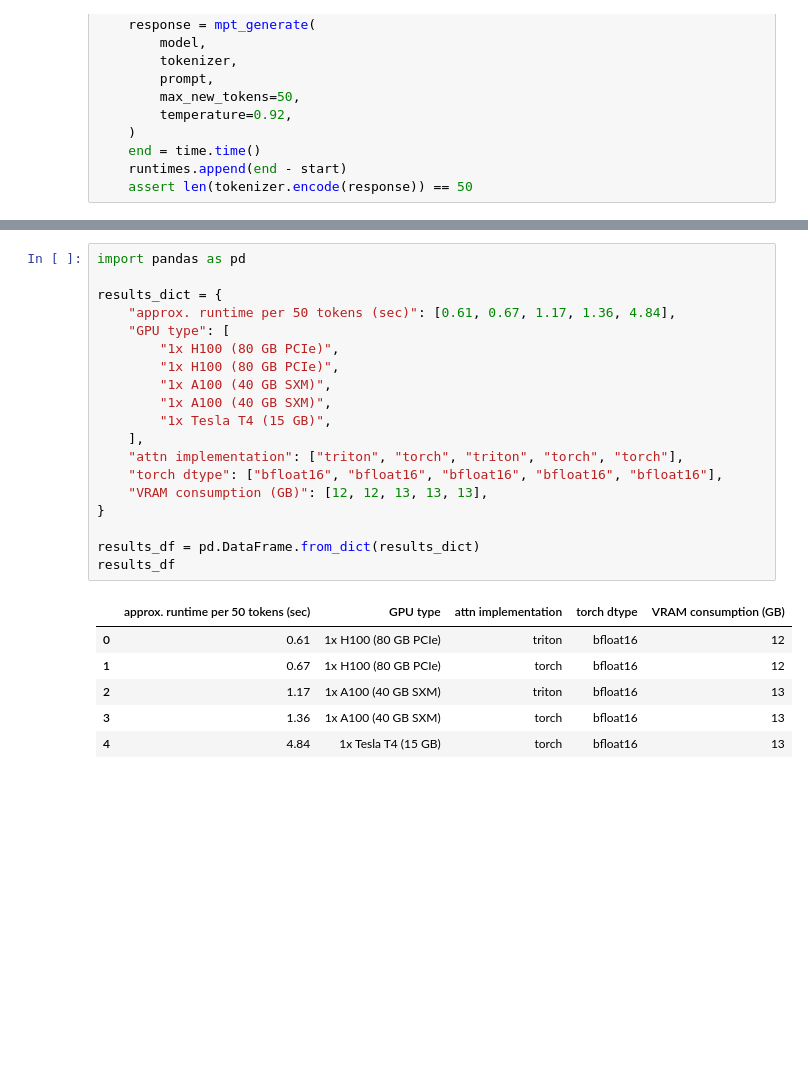
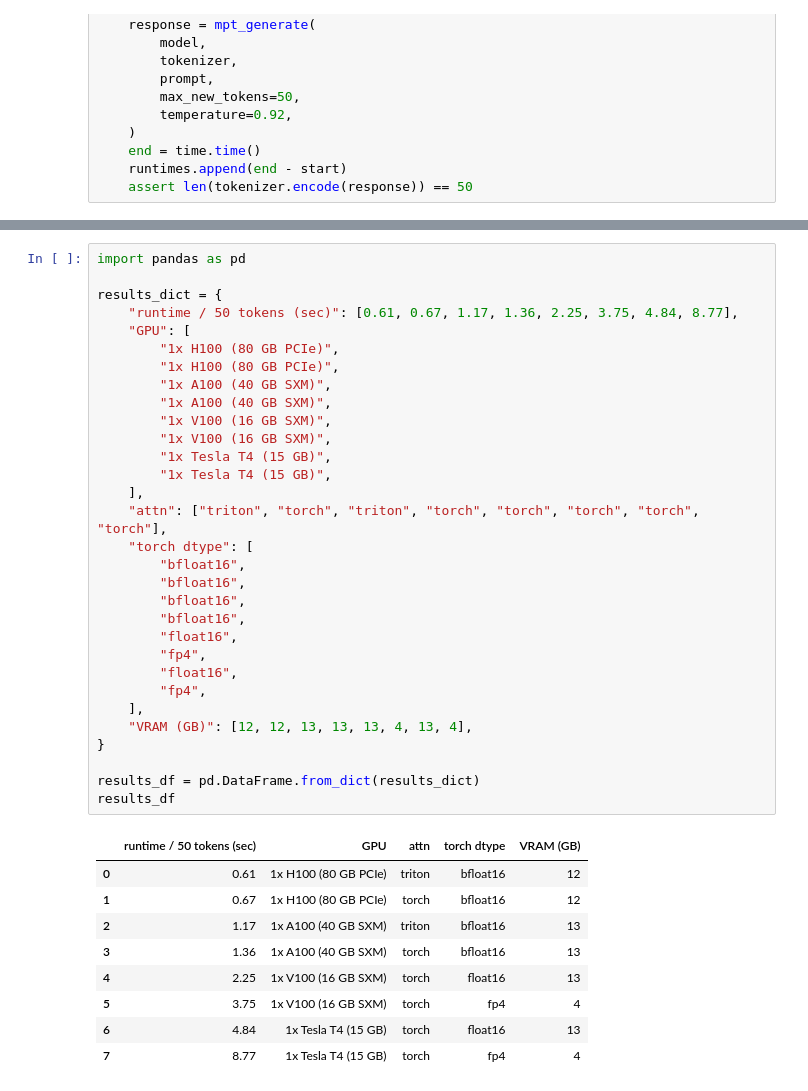
Before and after one commit to daniel-furman/sft-demos, a Jupyter notebook: inf_tests/runtimes_mpt_7b_orca.ipynb, the cells around one changed output, grey strips where cells are left out. Cells and saved outputs as stored; diff of their text form; blank space fills up the shorter version.

Commit message:
inf runtime tests updated

```diff
--- a/inf_tests/runtimes_mpt_7b_orca.ipynb
+++ b/inf_tests/runtimes_mpt_7b_orca.ipynb
@@ -204,26 +271,41 @@ Runtime avg in seconds: 1.1661008596420288
 # %%
 import pandas as pd
 
 results_dict = {
-    "approx. runtime per 50 tokens (sec)": [0.61, 0.67, 1.17, 1.36, 4.84],
-    "GPU type": [
+    "runtime / 50 tokens (sec)": [0.61, 0.67, 1.17, 1.36, 2.25, 3.75, 4.84, 8.77],
+    "GPU": [
         "1x H100 (80 GB PCIe)",
         "1x H100 (80 GB PCIe)",
         "1x A100 (40 GB SXM)",
         "1x A100 (40 GB SXM)",
+        "1x V100 (16 GB SXM)",
+        "1x V100 (16 GB SXM)",
+        "1x Tesla T4 (15 GB)",
         "1x Tesla T4 (15 GB)",
     ],
-    "attn implementation": ["triton", "torch", "triton", "torch", "torch"],
-    "torch dtype": ["bfloat16", "bfloat16", "bfloat16", "bfloat16", "bfloat16"],
-    "VRAM consumption (GB)": [12, 12, 13, 13, 13],
+    "attn": ["triton", "torch", "triton", "torch", "torch", "torch", "torch", "torch"],
+    "torch dtype": [
+        "bfloat16",
+        "bfloat16",
+        "bfloat16",
+        "bfloat16",
+        "float16",
+        "fp4",
+        "float16",
+        "fp4",
+    ],
+    "VRAM (GB)": [12, 12, 13, 13, 13, 4, 13, 4],
 }
 
 results_df = pd.DataFrame.from_dict(results_dict)
 results_df
 # %% [output]
-|  | approx. runtime per 50 tokens (sec) | GPU type | attn implementation | torch dtype | VRAM consumption (GB) |
+|  | runtime / 50 tokens (sec) | GPU | attn | torch dtype | VRAM (GB) |
 | 0 | 0.61 | 1x H100 (80 GB PCIe) | triton | bfloat16 | 12 |
 | 1 | 0.67 | 1x H100 (80 GB PCIe) | torch | bfloat16 | 12 |
 | 2 | 1.17 | 1x A100 (40 GB SXM) | triton | bfloat16 | 13 |
 | 3 | 1.36 | 1x A100 (40 GB SXM) | torch | bfloat16 | 13 |
-| 4 | 4.84 | 1x Tesla T4 (15 GB) | torch | bfloat16 | 13 |
+| 4 | 2.25 | 1x V100 (16 GB SXM) | torch | float16 | 13 |
+| 5 | 3.75 | 1x V100 (16 GB SXM) | torch | fp4 | 4 |
+| 6 | 4.84 | 1x Tesla T4 (15 GB) | torch | float16 | 13 |
+| 7 | 8.77 | 1x Tesla T4 (15 GB) | torch | fp4 | 4 |
```
Also changed, not shown: parts of 9 cells of this notebook.
